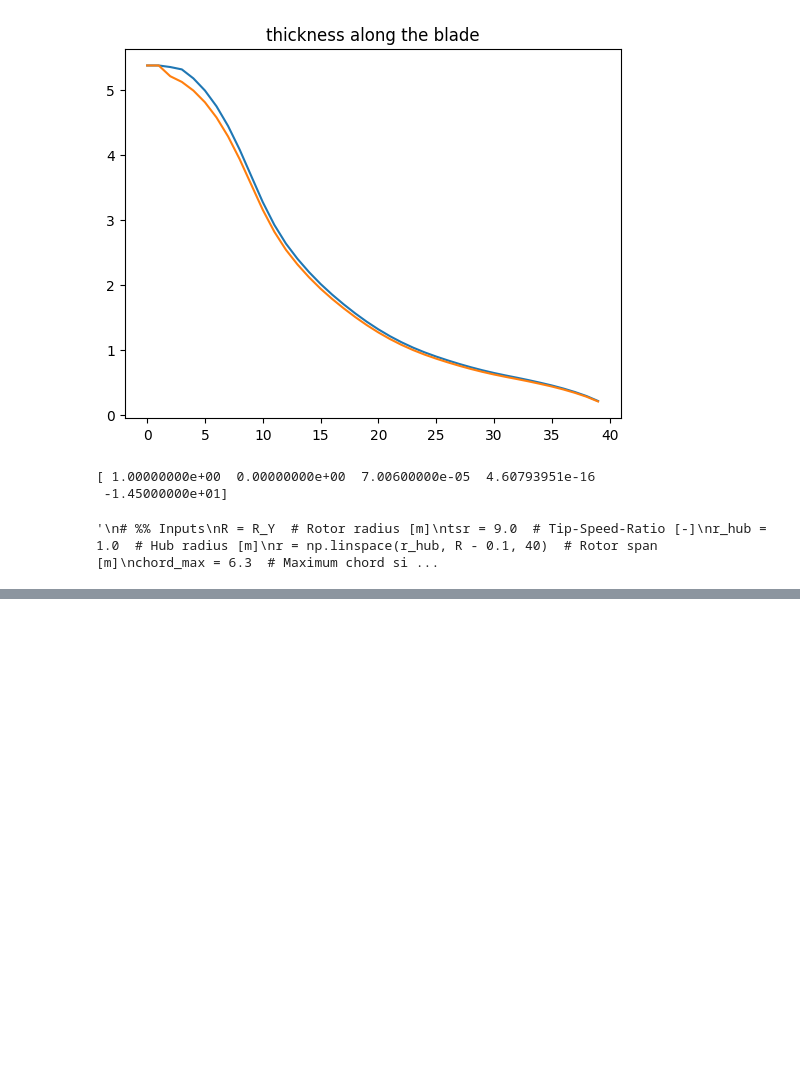
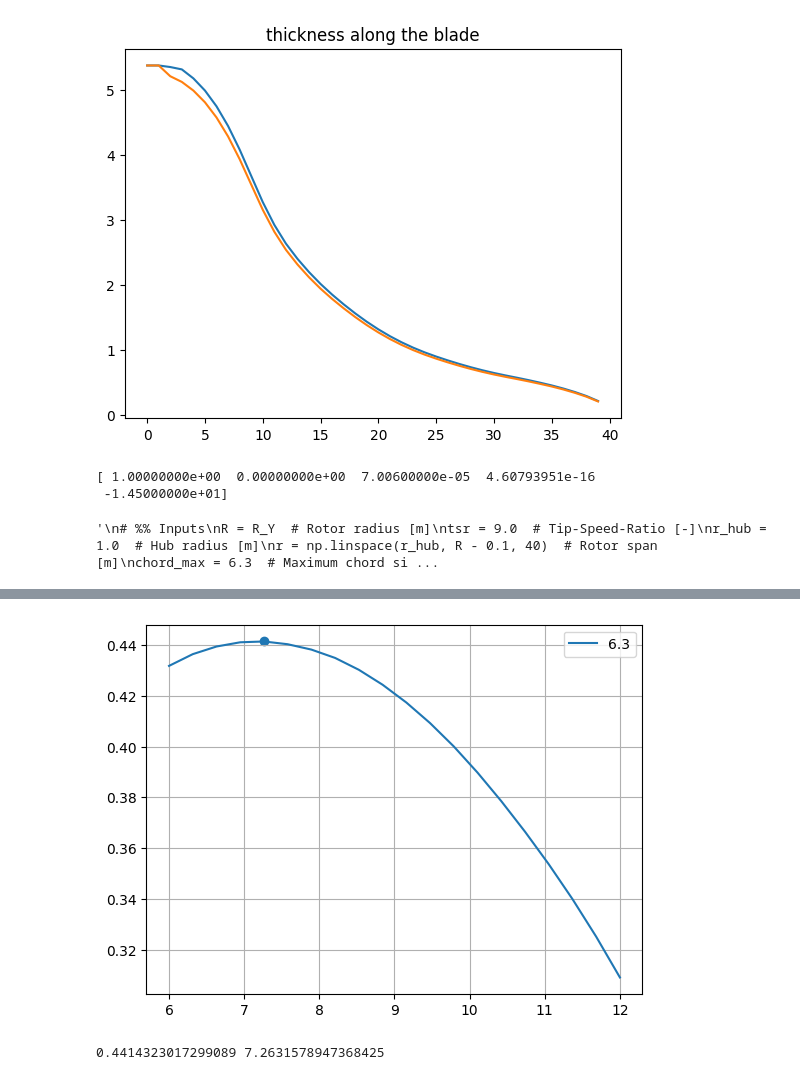
Before and after one commit to nicolaquaia/LAC_final, a Jupyter notebook: assignment_01/assignment1_02.ipynb, the cells around one changed output, grey strips where cells are left out. Cells and saved outputs as stored; diff of their text form; code cells hidden in the pictures; blank space fills up the shorter version.

```diff
--- a/assignment_01/assignment1_02.ipynb
+++ b/assignment_01/assignment1_02.ipynb
@@ -613,0 +443,44 @@ plt.show()
+# %%
+"""Step 7"""
+
+# %% Inputs
+R = R_Y  # Rotor radius [m]
+r_hub = 2.8  # Hub radius [m]
+r = np.linspace(r_hub, R - 0.1, 40)  # Rotor span [m]
+
+#chord_max = np.amax(abs_t)/(np.amax(des_param[0,:])/100) # Maximum chord size [m]
+"""BE CAREFUL HOW TO CHOOSE CHORD MAX"""
+
+chord_root = 5.38  # Chord size at the root [m]
+t = t # Absolute thickness [m]
+B = 3  # Number of blades [#]
+# Aero dynamic polar design functions and the values (t/c vs. cl, cd, aoa)
+cl_scale = 1.0  # Change this value to scale the cl-values
+cl_des, cd_des, aoa_des, tc_vals, cl_vals, cd_vals, aoa_vals = get_design_functions(2)
+
+
+TSR=np.linspace(6,12,20)
+chord_max_list = [6.3]
+for chord_max in chord_max_list:
+    CP_list =[]
+    for tsr in TSR:
+        # %% Solving for the a single design
+        chord, tc, twist, cl, cd, aoa, a, CLT, CLP, CT, CP = single_point_design(
+            r, t, tsr, R, cl_des, cd_des, aoa_des, chord_root, chord_max, B)
+        CP_list.append(CP)
+
+
+    plt.plot(TSR,CP_list,label=f"{chord_max}")
+
+CP_max=np.amax(CP_list)
+TSR_max=TSR[np.argmax(CP_list)]
+
+plt.scatter(TSR_max,CP_max)
+plt.legend()
+plt.grid()
+plt.show()
+
+print(CP_max,TSR_max) #Obtained TSR
+# %% [output]
+[figure, added]
+0.4414323017299089 7.2631578947368425
```
Also changed, not shown: parts of 3 cells of this notebook.
